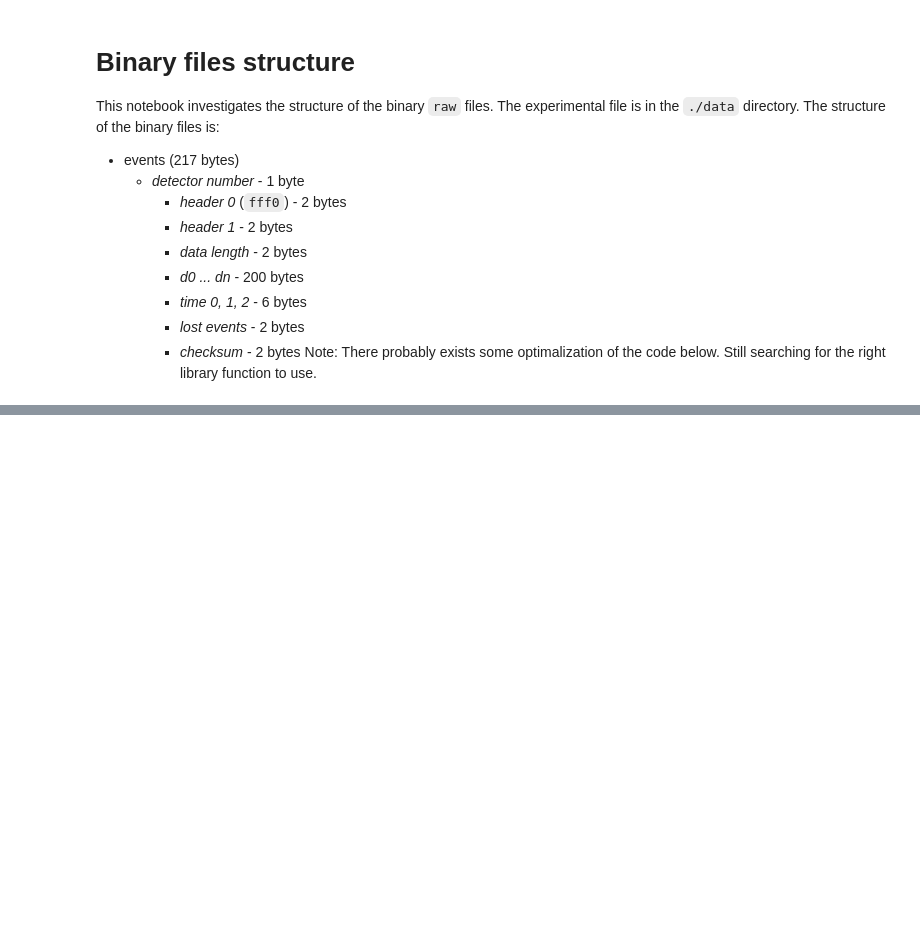
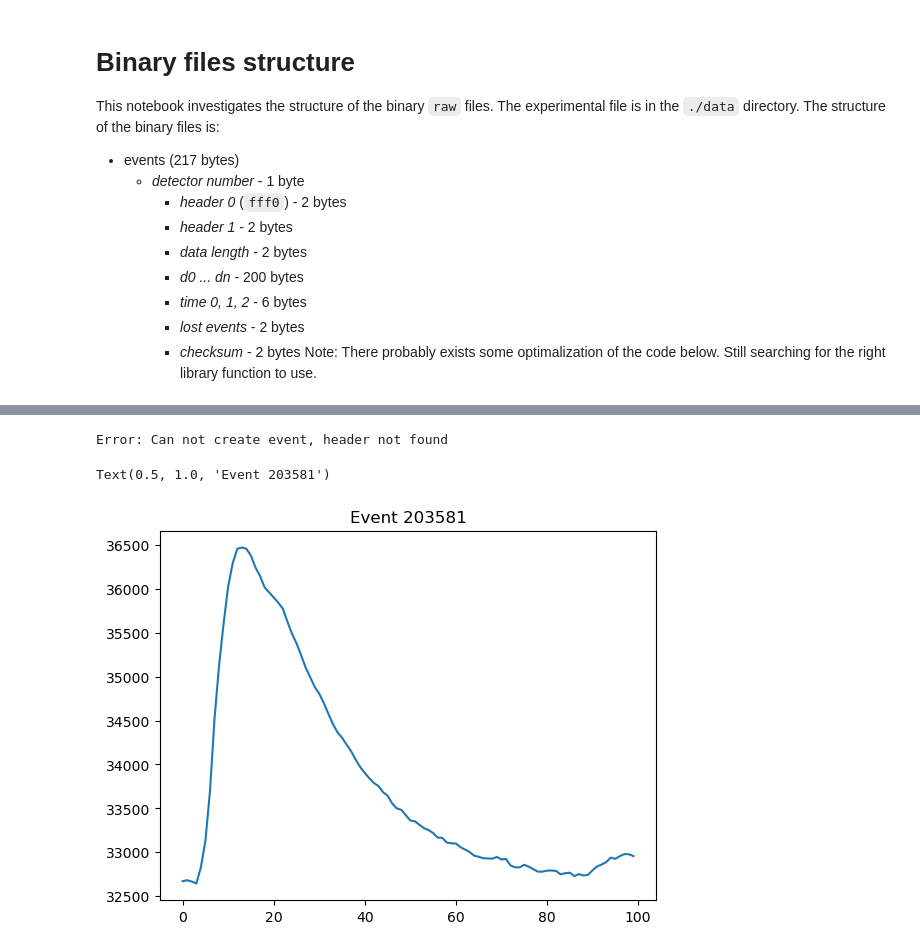
Before and after one commit to DrumJB/S3Python, a Jupyter notebook: binaryFilesStructure.ipynb, the cells around one changed output, grey strips where cells are left out. Saved outputs shown, nothing was run; the diff lists cells and outputs as text; code cells hidden in the pictures; blank space fills up the shorter version.

```diff
--- a/binaryFilesStructure.ipynb
+++ b/binaryFilesStructure.ipynb
@@ -90,3 +108,12 @@ Text(0.5, 1.0, 'Event 42')
+# %%
+nth_event = 203581                       # the nth event to plot
+e_n = Event(hexdata, first_header+nth_event*434-4)  # creating an instance
+pp.plot(e_n.samples)                    # plotting parsed data
+pp.title(f"Event {nth_event}")
+# %% [output]
+Error: Can not create event, header not found
+Text(0.5, 1.0, 'Event 203581')
+[figure, added]
 # %%
 # other values are accessible similarly:
 e_n.detector
```
Also changed, not shown: parts of 11 cells of this notebook, 2 other files.
